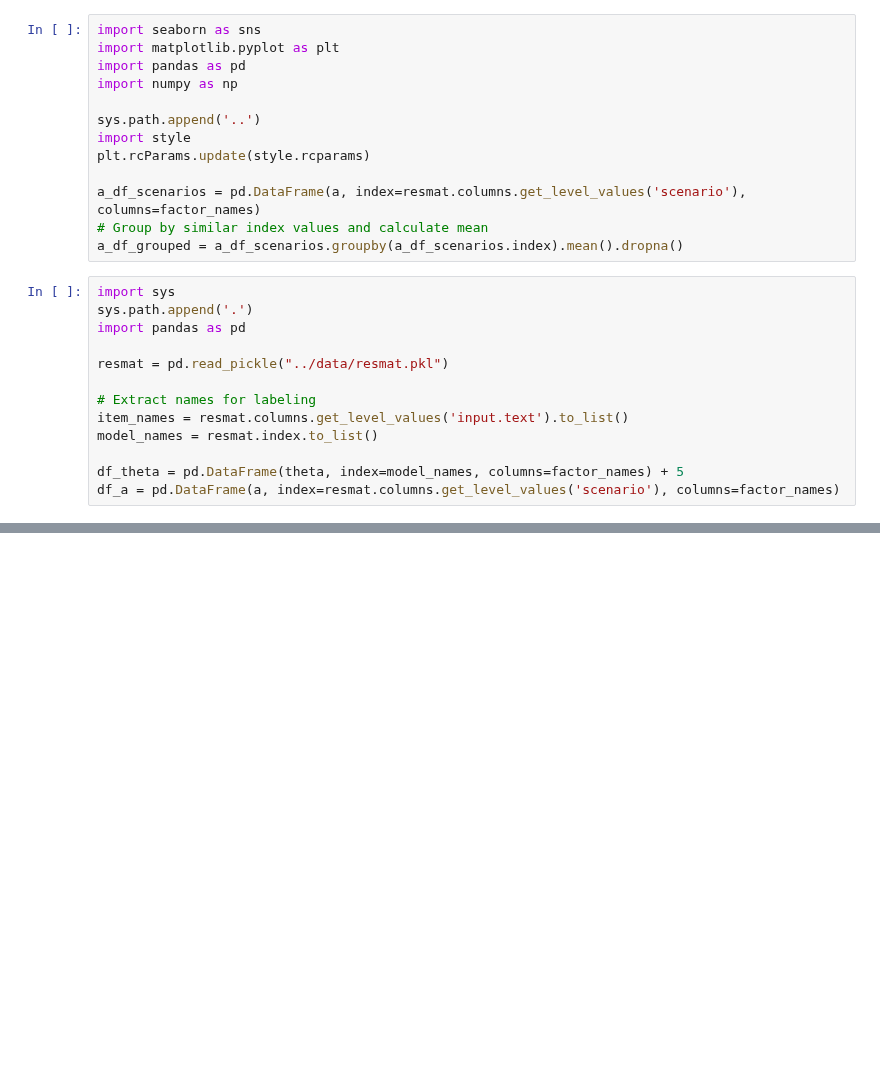
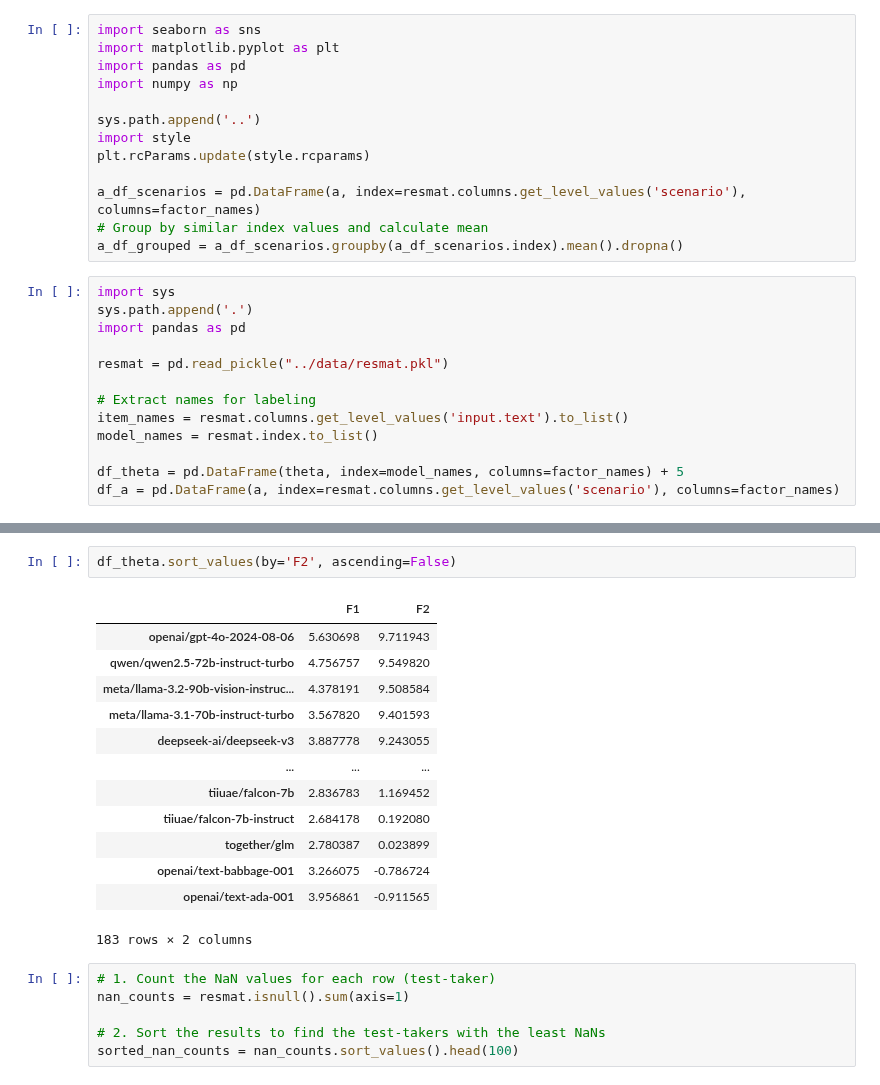
Before and after one commit to ronanhansel/reeval-multi, a Jupyter notebook: mirt-official/demo-non-rotational.ipynb, the cells around one changed output, grey strips where cells are left out. Cells and saved outputs as stored; diff of their text form; blank space fills up the shorter version.

```diff
--- a/mirt-official/demo-non-rotational.ipynb
+++ b/mirt-official/demo-non-rotational.ipynb
@@ -118,0 +126,22 @@ Number of unique scenarios: 22
+# %%
+df_theta.sort_values(by='F2', ascending=False)
+# %% [output]
+|  | F1 | F2 |
+| openai/gpt-4o-2024-08-06 | 5.630698 | 9.711943 |
+| qwen/qwen2.5-72b-instruct-turbo | 4.756757 | 9.549820 |
+| meta/llama-3.2-90b-vision-instruc... | 4.378191 | 9.508584 |
+| meta/llama-3.1-70b-instruct-turbo | 3.567820 | 9.401593 |
+| deepseek-ai/deepseek-v3 | 3.887778 | 9.243055 |
+| ... | ... | ... |
+| tiiuae/falcon-7b | 2.836783 | 1.169452 |
+| tiiuae/falcon-7b-instruct | 2.684178 | 0.192080 |
+| together/glm | 2.780387 | 0.023899 |
+| openai/text-babbage-001 | 3.266075 | -0.786724 |
+| openai/text-ada-001 | 3.956861 | -0.911565 |
+183 rows × 2 columns
+# %%
+# 1. Count the NaN values for each row (test-taker)
+nan_counts = resmat.isnull().sum(axis=1)
+
+# 2. Sort the results to find the test-takers with the least NaNs
+sorted_nan_counts = nan_counts.sort_values().head(100)
```
Also changed, not shown: parts of 7 cells of this notebook, 1 other file.
